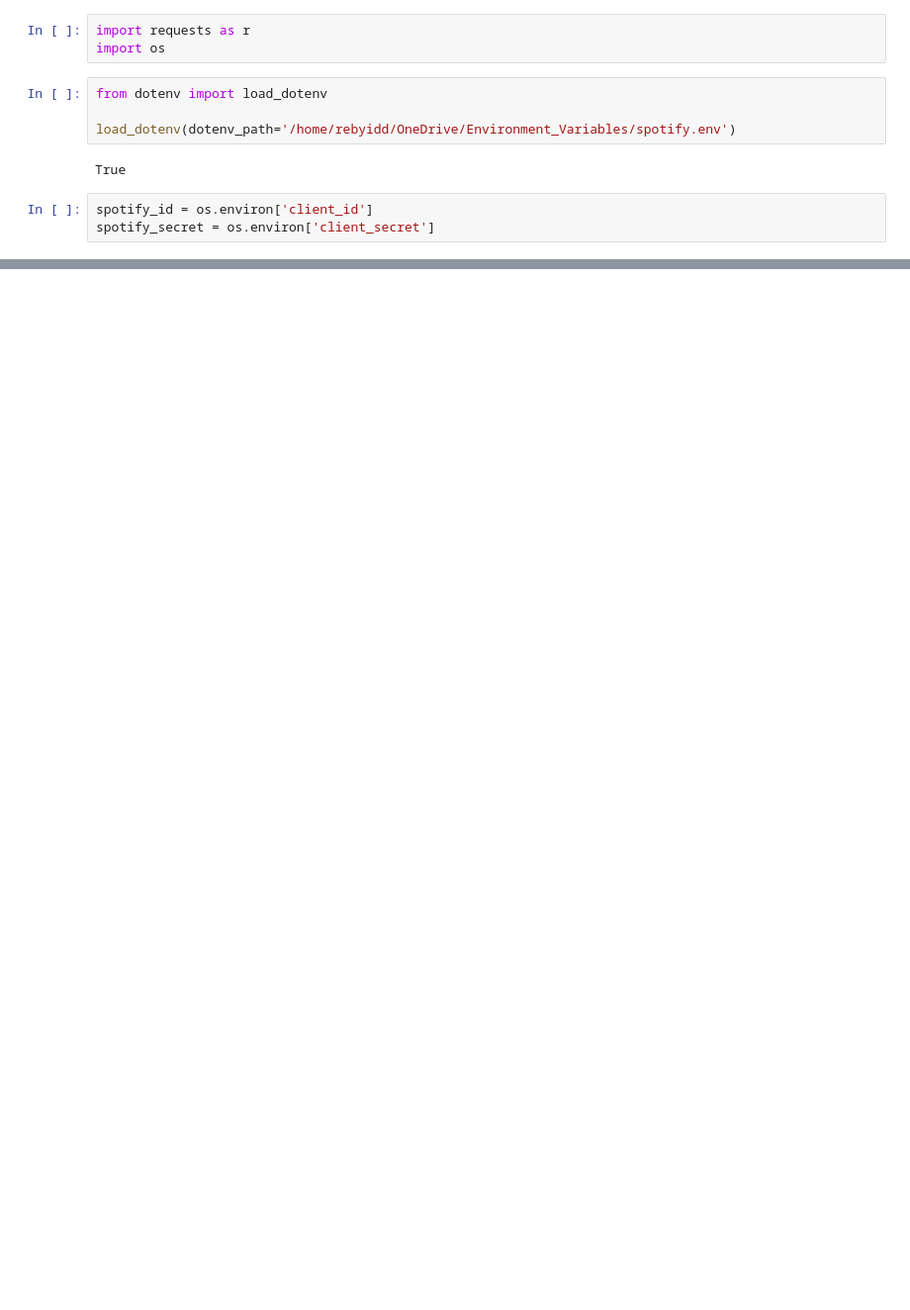
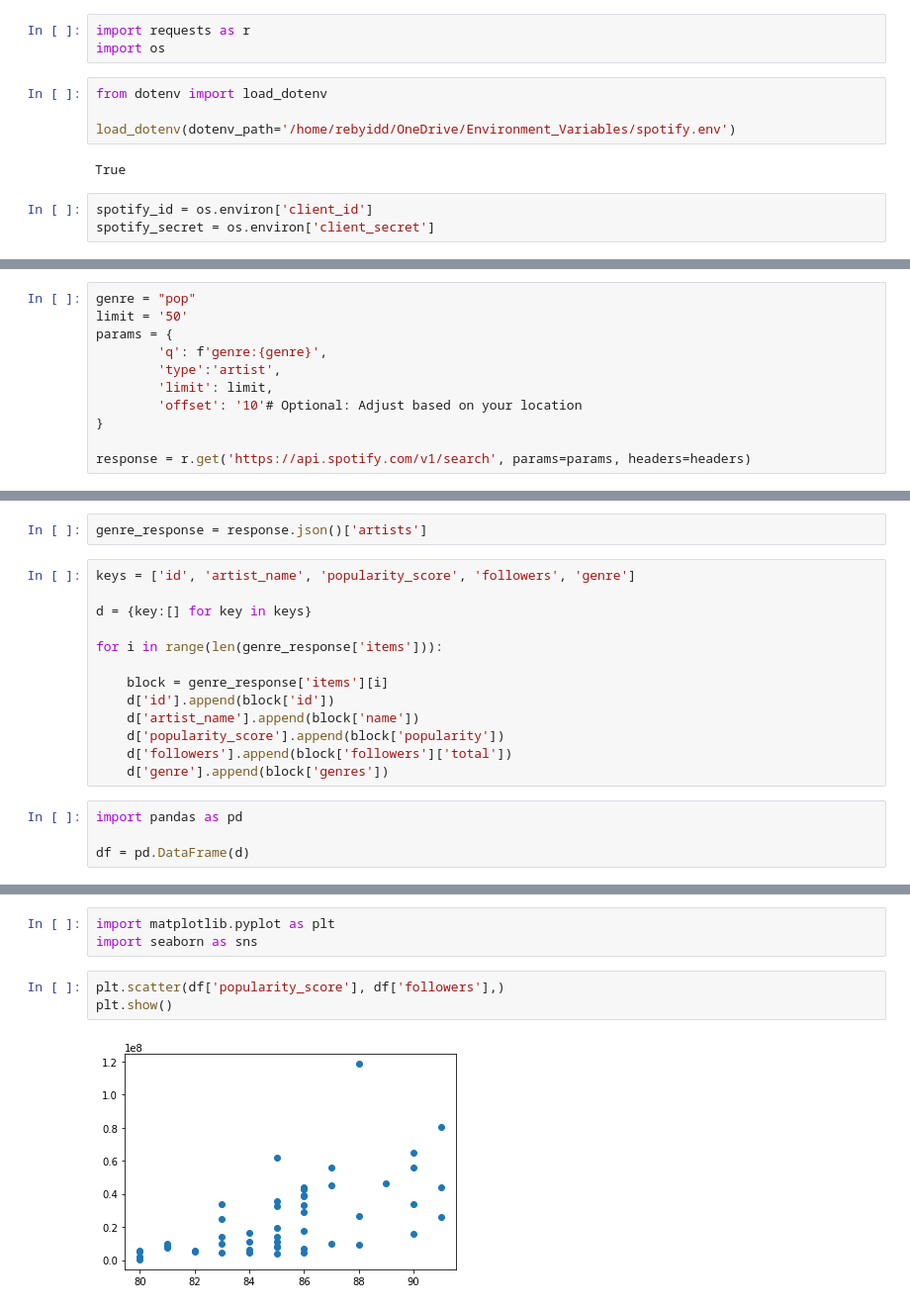
Before and after one commit to osherboudara99/Spotify_Project, a Jupyter notebook: exploration.ipynb, the cells around one changed output, grey strips where cells are left out. Shown at 99% size. Saved outputs shown, nothing was run; the diff lists cells and outputs as text; blank space fills up the shorter version.

Commit message:
pulled genre data and made some visualizations

```diff
--- a/exploration.ipynb
+++ b/exploration.ipynb
@@ -24,0 +59,11 @@ print()
+# %%
+genre = "pop"
+limit = '50'
+params = {
+        'q': f'genre:{genre}',
+        'type':'artist',
+        'limit': limit,
+        'offset': '10'# Optional: Adjust based on your location
+}
+
+response = r.get('https://api.spotify.com/v1/search', params=params, headers=headers)
@@ -24,0 +74,19 @@ print()
+# %%
+genre_response = response.json()['artists']
+# %%
+keys = ['id', 'artist_name', 'popularity_score', 'followers', 'genre']
+
+d = {key:[] for key in keys}
+
+for i in range(len(genre_response['items'])):
+
+    block = genre_response['items'][i]
+    d['id'].append(block['id'])
+    d['artist_name'].append(block['name'])
+    d['popularity_score'].append(block['popularity'])
+    d['followers'].append(block['followers']['total'])
+    d['genre'].append(block['genres'])
+# %%
+import pandas as pd
+
+df = pd.DataFrame(d)
@@ -24,0 +119,8 @@ print()
+# %%
+import matplotlib.pyplot as plt
+import seaborn as sns
+# %%
+plt.scatter(df['popularity_score'], df['followers'],)
+plt.show()
+# %% [output]
+[figure, added]
```
Also changed, not shown: parts of 9 cells of this notebook.
